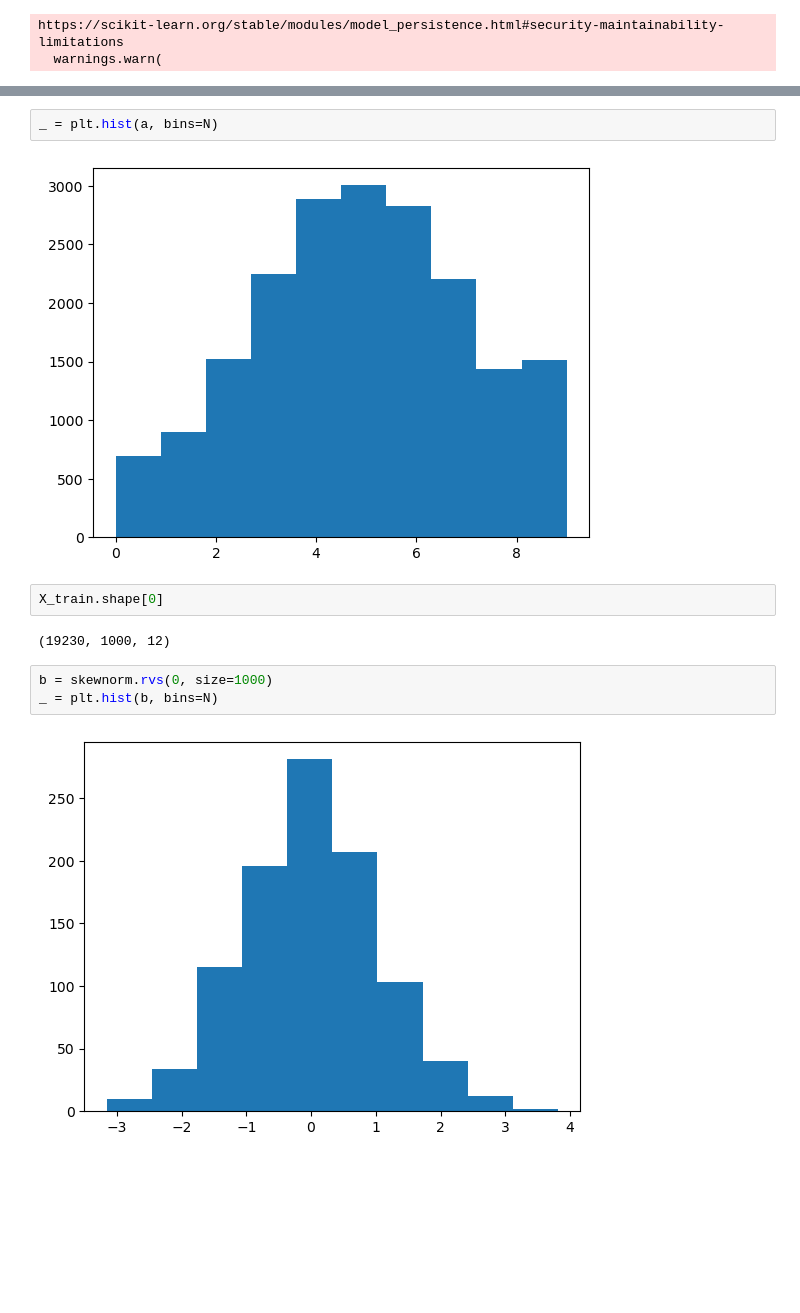
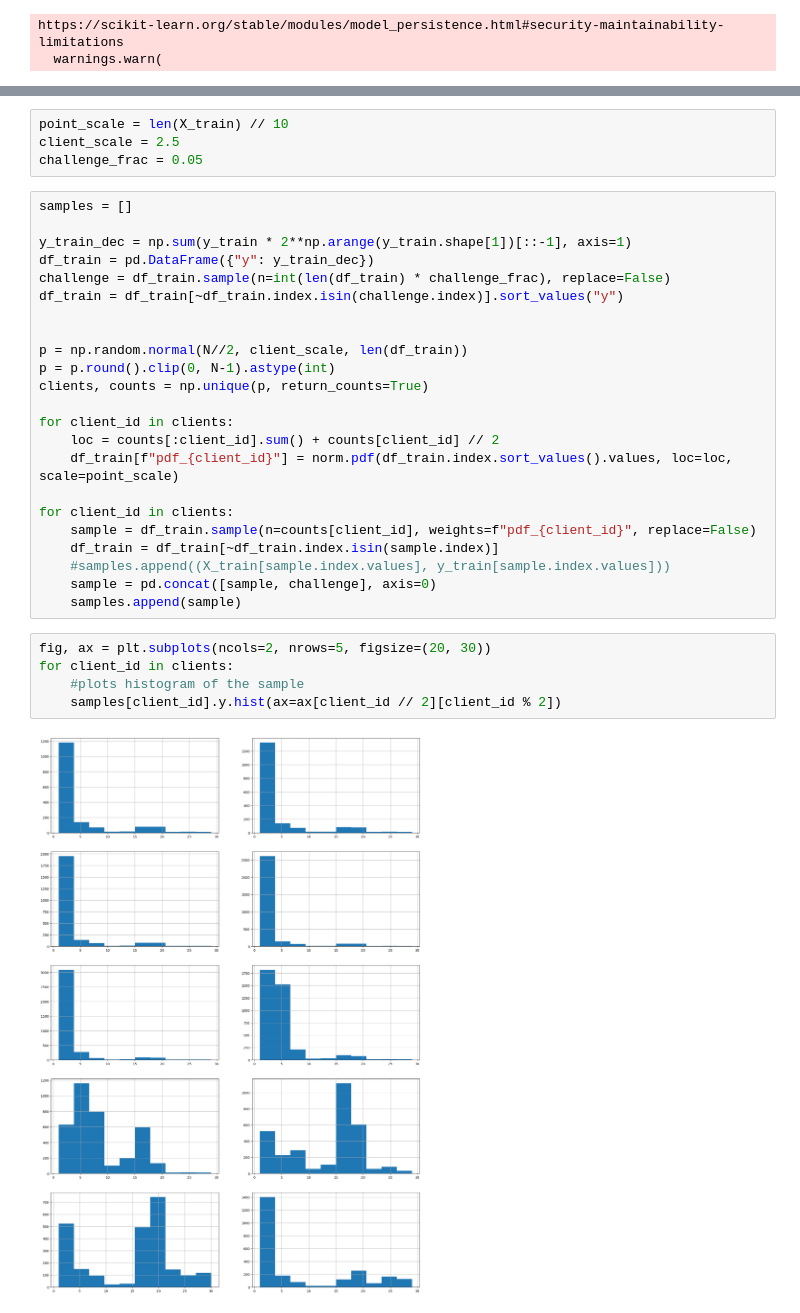
Before and after one commit to a-ayad/Split_ECG_Classification, a Jupyter notebook: density_diff.ipynb, the cells around one changed output, grey strips where cells are left out. Drawn from its saved outputs; the diff is of its cells as text; blank space fills up the shorter version.

Commit message:
non-iid detection with challenge

```diff
--- a/density_diff.ipynb
+++ b/density_diff.ipynb
@@ -600,13 +528,34 @@ a = p1.round().clip(0, N-1).astype(int)
-# %%
-_ = plt.hist(a, bins=N)
-# %% [output]
-[figure, removed]
-# %%
-X_train.shape[0]
-# %% [output]
-(19230, 1000, 12)
-# %%
-b = skewnorm.rvs(0, size=1000)
-_ = plt.hist(b, bins=N)
-# %% [output]
-[figure, removed]
+# %%
+point_scale = len(X_train) // 10
+client_scale = 2.5
+challenge_frac = 0.05
+# %%
+samples = []
+
+y_train_dec = np.sum(y_train * 2**np.arange(y_train.shape[1])[::-1], axis=1)
+df_train = pd.DataFrame({"y": y_train_dec})
+challenge = df_train.sample(n=int(len(df_train) * challenge_frac), replace=False)
+df_train = df_train[~df_train.index.isin(challenge.index)].sort_values("y")
+
+
+p = np.random.normal(N//2, client_scale, len(df_train))
+p = p.round().clip(0, N-1).astype(int)
+clients, counts = np.unique(p, return_counts=True)
+
+for client_id in clients:
+    loc = counts[:client_id].sum() + counts[client_id] // 2
+    df_train[f"pdf_{client_id}"] = norm.pdf(df_train.index.sort_values().values, loc=loc, scale=point_scale)
+
+for client_id in clients:
+    sample = df_train.sample(n=counts[client_id], weights=f"pdf_{client_id}", replace=False)
+    df_train = df_train[~df_train.index.isin(sample.index)]
+    #samples.append((X_train[sample.index.values], y_train[sample.index.values]))
+    sample = pd.concat([sample, challenge], axis=0)
+    samples.append(sample)
+# %%
+fig, ax = plt.subplots(ncols=2, nrows=5, figsize=(20, 30))
+for client_id in clients:
+    #plots histogram of the sample
+    samples[client_id].y.hist(ax=ax[client_id // 2][client_id % 2])
+# %% [output]
+[figure, added]
```
Also changed, not shown: parts of 16 cells of this notebook, 9 other files.
